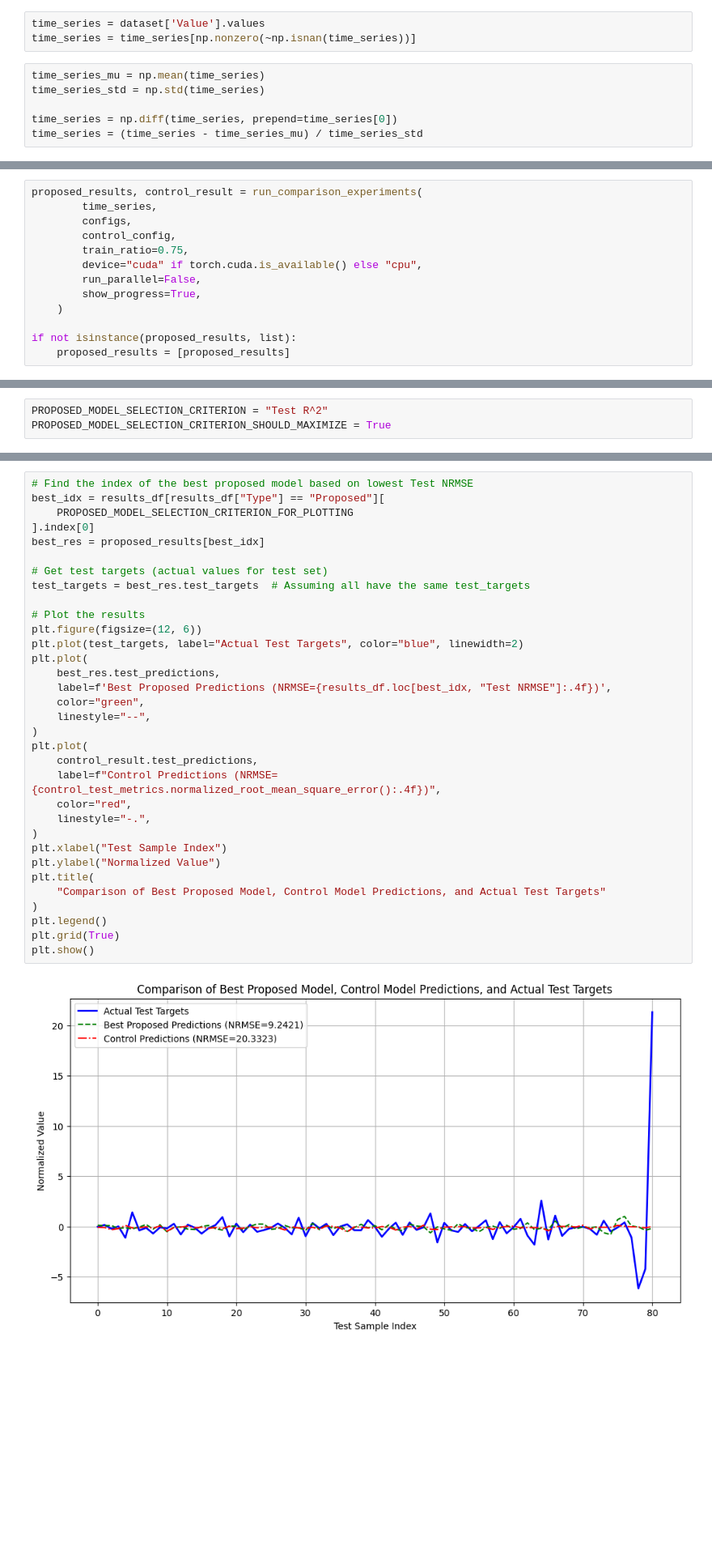
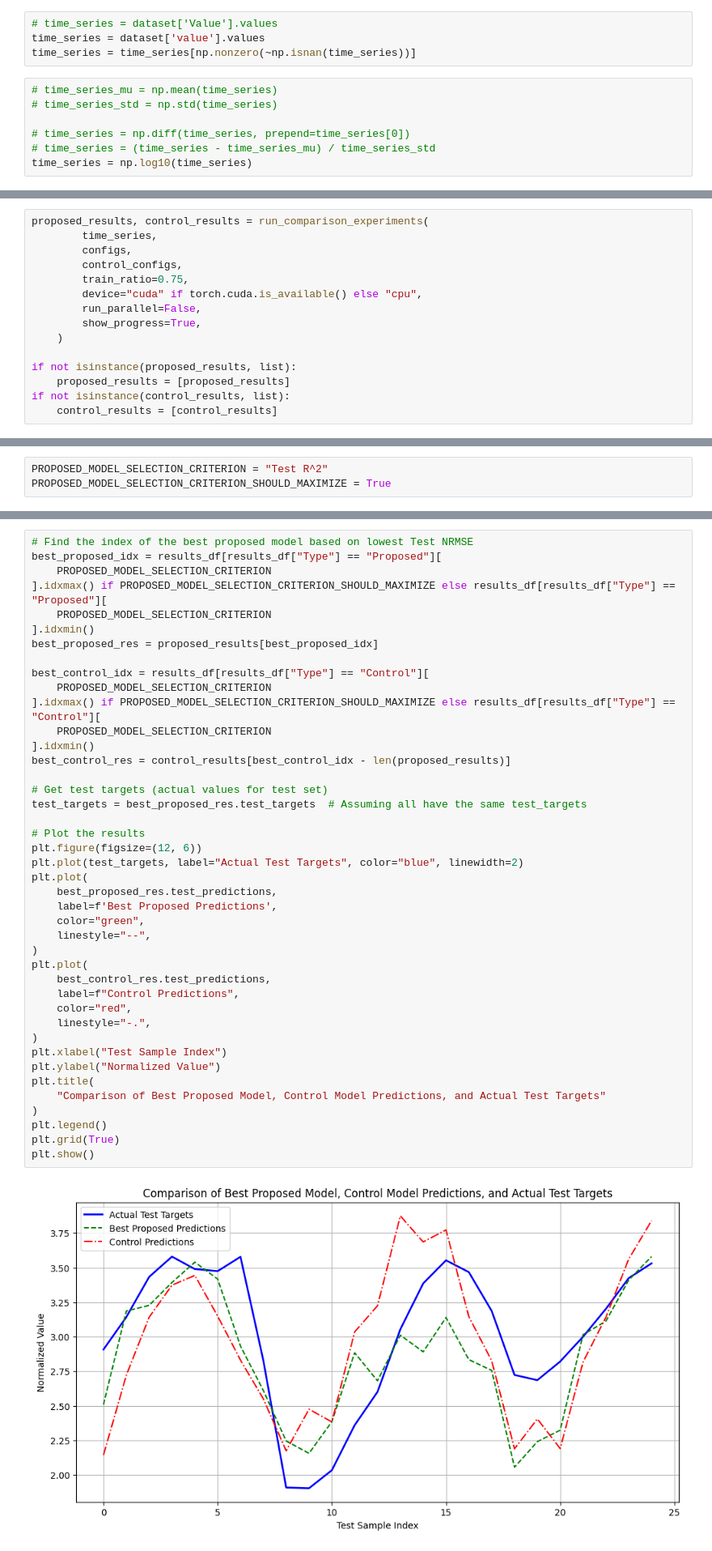
Before and after one commit to lichterberci/rbfar-ols, a Jupyter notebook: experiments.ipynb, the cells around one changed output, grey strips where cells are left out. Shown at 81% size. Saved outputs shown, nothing was run; the diff lists cells and outputs as text; blank space fills up the shorter version.

Commit message:
added lynx dataset and got pretty results :)

```diff
--- a/experiments.ipynb
+++ b/experiments.ipynb
@@ -41,12 +45,14 @@ dataset.describe()
 # %%
-time_series = dataset['Value'].values
+# time_series = dataset['Value'].values
+time_series = dataset['value'].values
 time_series = time_series[np.nonzero(~np.isnan(time_series))]
 # %%
-time_series_mu = np.mean(time_series)
-time_series_std = np.std(time_series)
+# time_series_mu = np.mean(time_series)
+# time_series_std = np.std(time_series)
 
-time_series = np.diff(time_series, prepend=time_series[0])
-time_series = (time_series - time_series_mu) / time_series_std
+# time_series = np.diff(time_series, prepend=time_series[0])
+# time_series = (time_series - time_series_mu) / time_series_std
+time_series = np.log10(time_series)
 # %%
 plt.figure(figsize=(15, 4))
 plt.plot(time_series)
@@ -117,8 +131,8 @@ control_config = ControlConfig(m=47, n=dim, embedding_tau=tau)
 # %%
-proposed_results, control_result = run_comparison_experiments(
+proposed_results, control_results = run_comparison_experiments(
         time_series,
         configs,
-        control_config,
+        control_configs,
         train_ratio=0.75,
         device="cuda" if torch.cuda.is_available() else "cpu",
         run_parallel=False,
@@ -127,6 +141,8 @@ proposed_results, control_result = run_comparison_experiments(
 
 if not isinstance(proposed_results, list):
     proposed_results = [proposed_results]
+if not isinstance(control_results, list):
+    control_results = [control_results]
 # %%
 results_df = pd.DataFrame(
     {
@@ -193,35 +211,44 @@ results_df.sort_values(by=["Type", PROPOSED_MODEL_SELECTION_CRITERION], ascendin
 # %%
 # Find the index of the best proposed model based on lowest Test NRMSE
-best_idx = results_df[results_df["Type"] == "Proposed"][
-    PROPOSED_MODEL_SELECTION_CRITERION_FOR_PLOTTING
-].index[0]
-best_res = proposed_results[best_idx]
+best_proposed_idx = results_df[results_df["Type"] == "Proposed"][
+    PROPOSED_MODEL_SELECTION_CRITERION
+].idxmax() if PROPOSED_MODEL_SELECTION_CRITERION_SHOULD_MAXIMIZE else results_df[results_df["Type"] == "Proposed"][
+    PROPOSED_MODEL_SELECTION_CRITERION
+].idxmin()
+best_proposed_res = proposed_results[best_proposed_idx]
+
+best_control_idx = results_df[results_df["Type"] == "Control"][
+    PROPOSED_MODEL_SELECTION_CRITERION
+].idxmax() if PROPOSED_MODEL_SELECTION_CRITERION_SHOULD_MAXIMIZE else results_df[results_df["Type"] == "Control"][
+    PROPOSED_MODEL_SELECTION_CRITERION
+].idxmin()
+best_control_res = control_results[best_control_idx - len(proposed_results)]
 
 # Get test targets (actual values for test set)
-test_targets = best_res.test_targets  # Assuming all have the same test_targets
+test_targets = best_proposed_res.test_targets  # Assuming all have the same test_targets
 
 # Plot the results
 plt.figure(figsize=(12, 6))
 plt.plot(test_targets, label="Actual Test Targets", color="blue", linewidth=2)
 plt.plot(
-    best_res.test_predictions,
-    label=f'Best Proposed Predictions (NRMSE={results_df.loc[best_idx, "Test NRMSE"]:.4f})',
+    best_proposed_res.test_predictions,
+    label=f'Best Proposed Predictions',
     color="green",
     linestyle="--",
 )
 plt.plot(
-    control_result.test_predictions,
-    label=f"Control Predictions (NRMSE={control_test_metrics.normalized_root_mean_square_error():.4f})",
+    best_control_res.test_predictions,
+    label=f"Control Predictions",
     color="red",
     linestyle="-.",
 )
 plt.xlabel("Test Sample Index")
 plt.ylabel("Normalized Value")
 plt.title(
     "Comparison of Best Proposed Model, Control Model Predictions, and Actual Test Targets"
 )
 plt.legend()
 plt.grid(True)
 plt.show()
 # %% [output]
-[figure, old version]
+[figure, new version]
```
Also changed, not shown: parts of 9 cells of this notebook, 10 other files.
